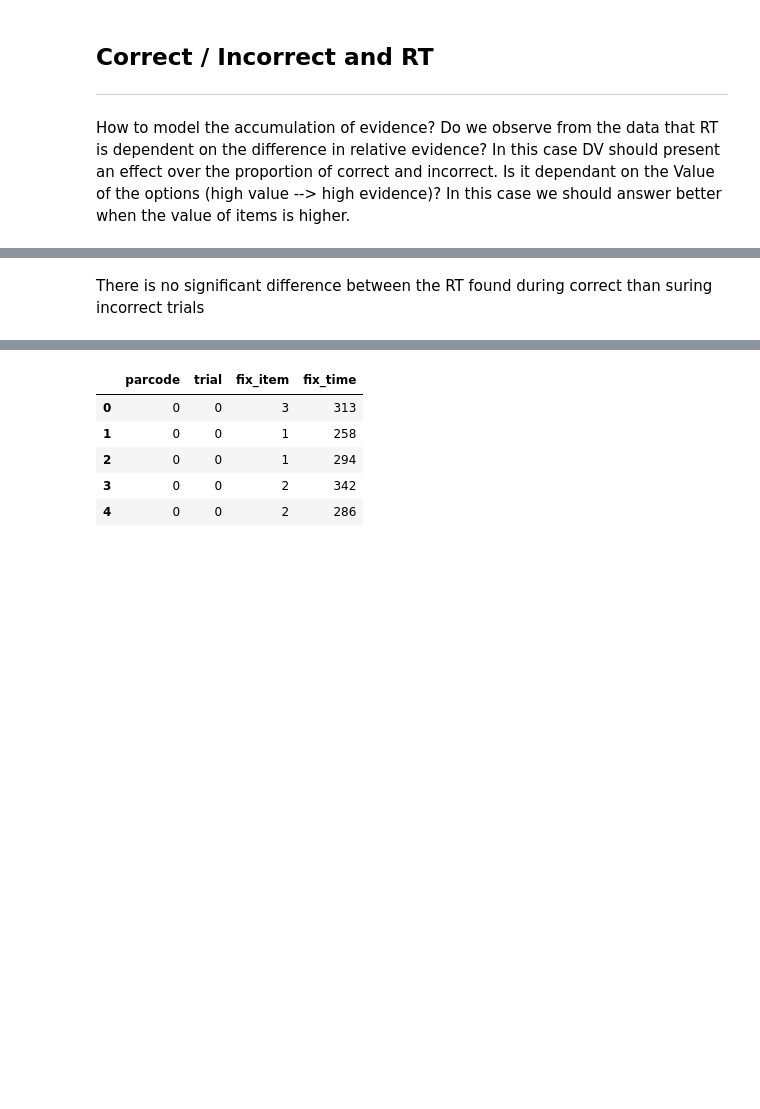
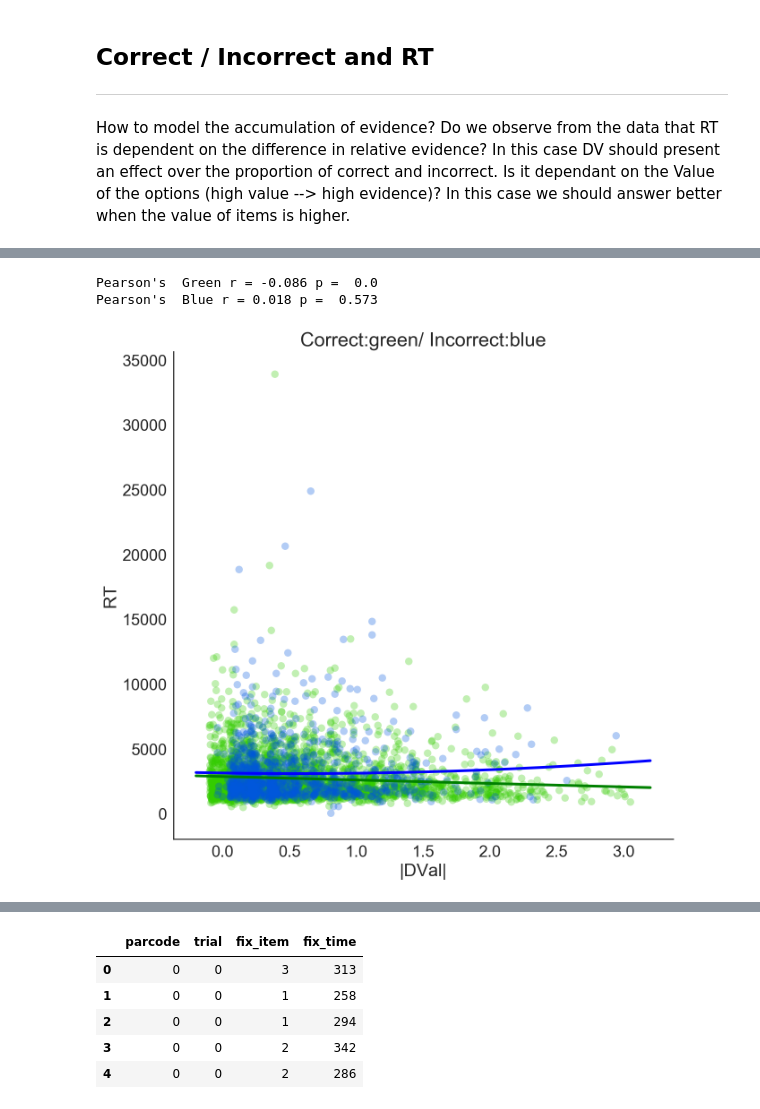
Before and after one commit to pradysepulveda/glamDDM_FF2018, a Jupyter notebook: MariusEnquiry2.ipynb, the cells around one changed output, grey strips where cells are left out. Drawn from its saved outputs; the diff is of its cells as text; code cells hidden in the pictures; blank space fills up the shorter version.

```diff
--- a/MariusEnquiry2.ipynb
+++ b/MariusEnquiry2.ipynb
@@ -76,0 +74,40 @@ Error: package or namespace load failed for ‘lme4’ in dyn.load(file, DLLpath
+# %%
+def dual_corr(title,x_variable,y_variable,x_varlabel,y_varlabel,data_exp1,data_exp2):
+
+    f = plt.figure(figsize=(10,10))
+    sns.set(style='white', font_scale=1.8)
+
+    #First dataset (green)
+    ax = sns.regplot(data=data_exp1, x= x_variable, y=y_variable, fit_reg=False, ci=0, color='#33CC00', scatter_kws={'s':70,'alpha':0.3},x_jitter=.1)
+    ax.set(ylabel=y_varlabel, xlabel=x_varlabel)
+
+    x=data_exp1[x_variable].values
+    y=data_exp1[y_variable].values
+    fit = np.polyfit(x, y, deg=1)
+    future = np.arange(min(x)-0.2, max(x)+0.2, 0.01)
+    fit_fn = np.poly1d(fit)
+    future_fit = np.polyval(fit_fn, future)
+    ax.plot(future, future_fit, color='green', lw=3)
+
+    results = pearsonr(y,x)
+    print ("Pearson's  Green r = {0}".format(np.round(results[0], 3)), "p = ", np.round(results[1], 3))
+
+
+
+    #Second dataset (blue)
+    ax = sns.regplot(data=data_exp2, x= x_variable, y=y_variable, fit_reg=False, ci=0, color='#0057DE', scatter_kws={'s':70,'alpha':0.3},x_jitter=.1)
+    ax.set(ylabel=y_varlabel, xlabel=x_varlabel)
+
+    x=data_exp2[x_variable]
+    y=data_exp2[y_variable]
+    fit = np.polyfit(x, y, deg=2)
+    fit_fn = np.poly1d(fit)
+    future_fit = np.polyval(fit_fn, future)
+    ax.plot(future, future_fit, color='blue', lw=3)
+
+    results = pearsonr(y,x)
+    print ("Pearson's  Blue r = {0}".format(np.round(results[0], 3)), "p = ", np.round(results[1], 3))
+
+
+    sns.despine()
+    ax.set_title(title)
@@ -123,5 +176,11 @@ mean(RT|Correct) - mean(RT|Incorrect) =  -413.6043595103015 ; p-value =3.9165680
-# %% [markdown]
-There is no significant difference between the RT found during correct than suring incorrect trials
+# %%
+
+#dual_corr(x_variable,y_variable,x_varlabel,y_varlabel,data_exp1,data_exp2)
+dual_corr("Correct:green/ Incorrect:blue",'AbsDVal','RT','|DVal|','RT',Correct_trials,Incorrect_trials)
+# %% [output]
+Pearson's  Green r = -0.086 p =  0.0
+Pearson's  Blue r = 0.018 p =  0.573
+[figure, added]
 # %%
 %%R -i data_all
 datas  <- data_all
```
Also changed, not shown: parts of 52 cells of this notebook, 4 other files.
